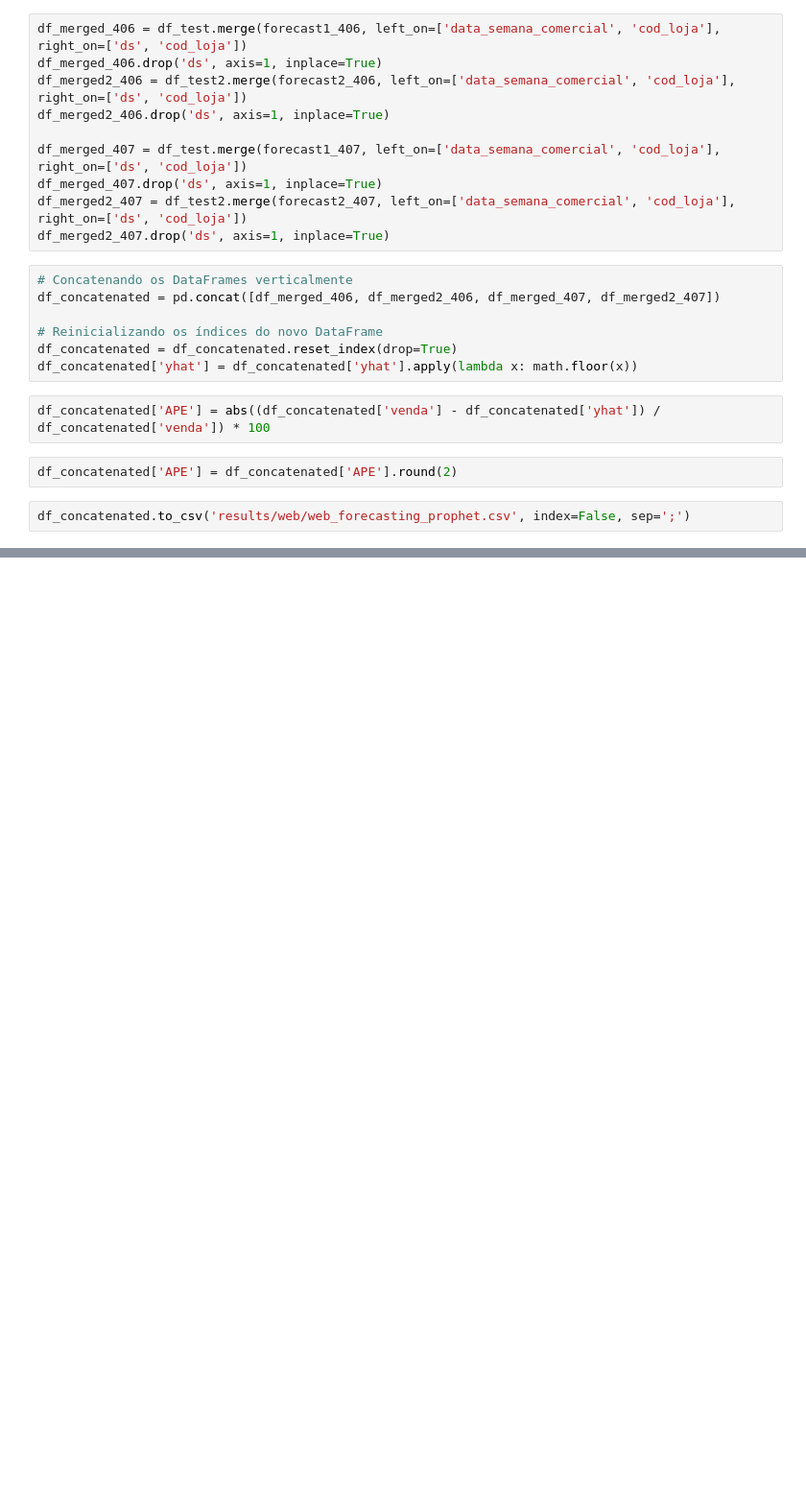
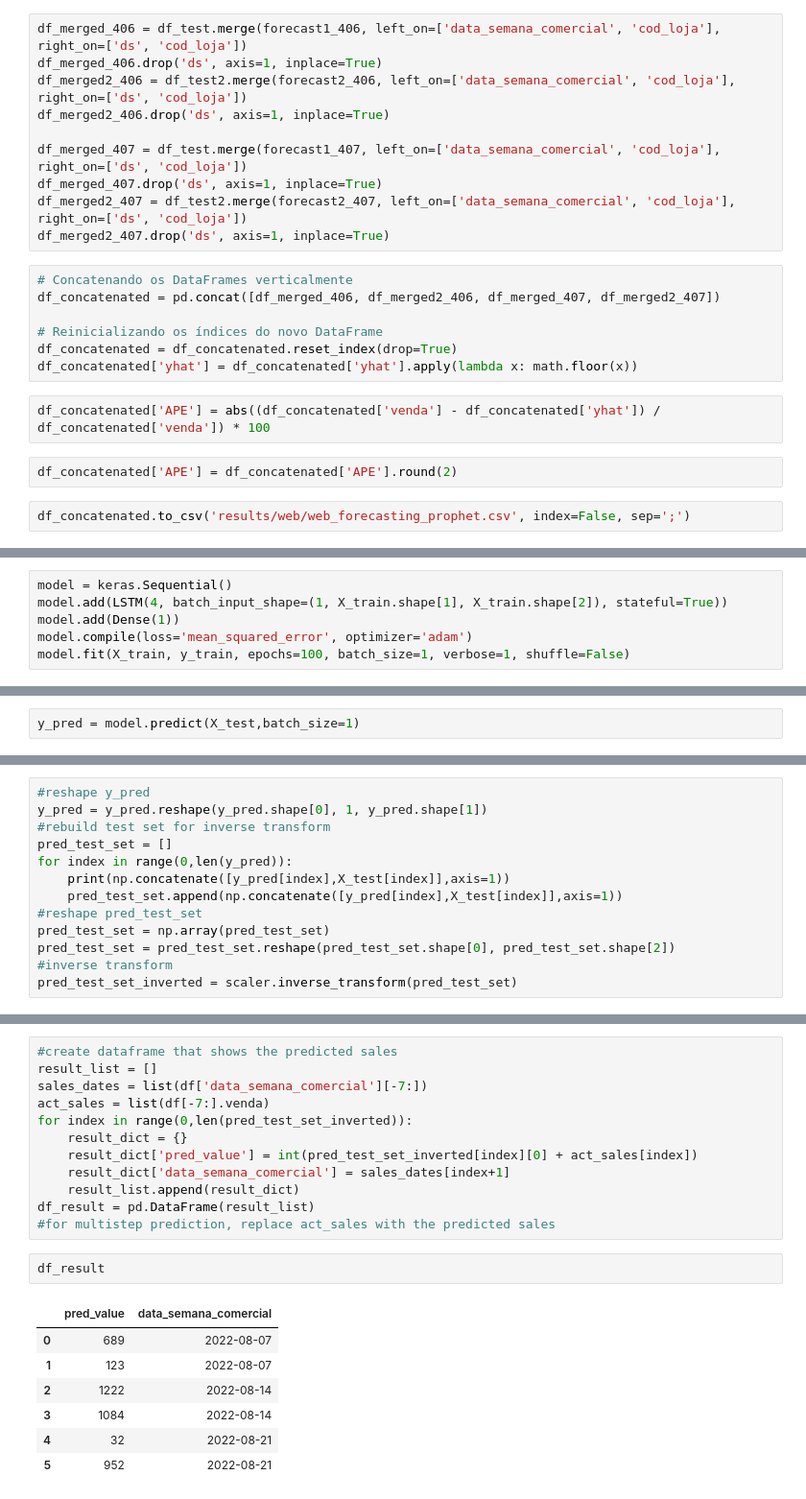
Before and after one commit to beylouni/Renner-ML, a Jupyter notebook: web.ipynb, the cells around one changed output, grey strips where cells are left out. Shown at 96% size. Drawn from its saved outputs; the diff is of its cells as text; blank space fills up the shorter version.

Commit message:
LSTM

```diff
--- a/web.ipynb
+++ b/web.ipynb
@@ -163,0 +300,6 @@ df_concatenated.to_csv('results/web/web_forecasting_prophet.csv', index=False, s
+# %%
+model = keras.Sequential()
+model.add(LSTM(4, batch_input_shape=(1, X_train.shape[1], X_train.shape[2]), stateful=True))
+model.add(Dense(1))
+model.compile(loss='mean_squared_error', optimizer='adam')
+model.fit(X_train, y_train, epochs=100, batch_size=1, verbose=1, shuffle=False)
@@ -163,0 +325,2 @@ df_concatenated.to_csv('results/web/web_forecasting_prophet.csv', index=False, s
+# %%
+y_pred = model.predict(X_test,batch_size=1)
@@ -163,0 +329,13 @@ df_concatenated.to_csv('results/web/web_forecasting_prophet.csv', index=False, s
+# %%
+#reshape y_pred
+y_pred = y_pred.reshape(y_pred.shape[0], 1, y_pred.shape[1])
+#rebuild test set for inverse transform
+pred_test_set = []
+for index in range(0,len(y_pred)):
+    print(np.concatenate([y_pred[index],X_test[index]],axis=1))
+    pred_test_set.append(np.concatenate([y_pred[index],X_test[index]],axis=1))
+#reshape pred_test_set
+pred_test_set = np.array(pred_test_set)
+pred_test_set = pred_test_set.reshape(pred_test_set.shape[0], pred_test_set.shape[2])
+#inverse transform
+pred_test_set_inverted = scaler.inverse_transform(pred_test_set)
@@ -163,0 +361,22 @@ df_concatenated.to_csv('results/web/web_forecasting_prophet.csv', index=False, s
+# %%
+#create dataframe that shows the predicted sales
+result_list = []
+sales_dates = list(df['data_semana_comercial'][-7:])
+act_sales = list(df[-7:].venda)
+for index in range(0,len(pred_test_set_inverted)):
+    result_dict = {}
+    result_dict['pred_value'] = int(pred_test_set_inverted[index][0] + act_sales[index])
+    result_dict['data_semana_comercial'] = sales_dates[index+1]
+    result_list.append(result_dict)
+df_result = pd.DataFrame(result_list)
+#for multistep prediction, replace act_sales with the predicted sales
+# %%
+df_result
+# %% [output]
+|  | pred_value | data_semana_comercial |
+| 0 | 689 | 2022-08-07 |
+| 1 | 123 | 2022-08-07 |
+| 2 | 1222 | 2022-08-14 |
+| 3 | 1084 | 2022-08-14 |
+| 4 | 32 | 2022-08-21 |
+| 5 | 952 | 2022-08-21 |
```
Also changed, not shown: parts of 27 cells of this notebook, 1 other file.
